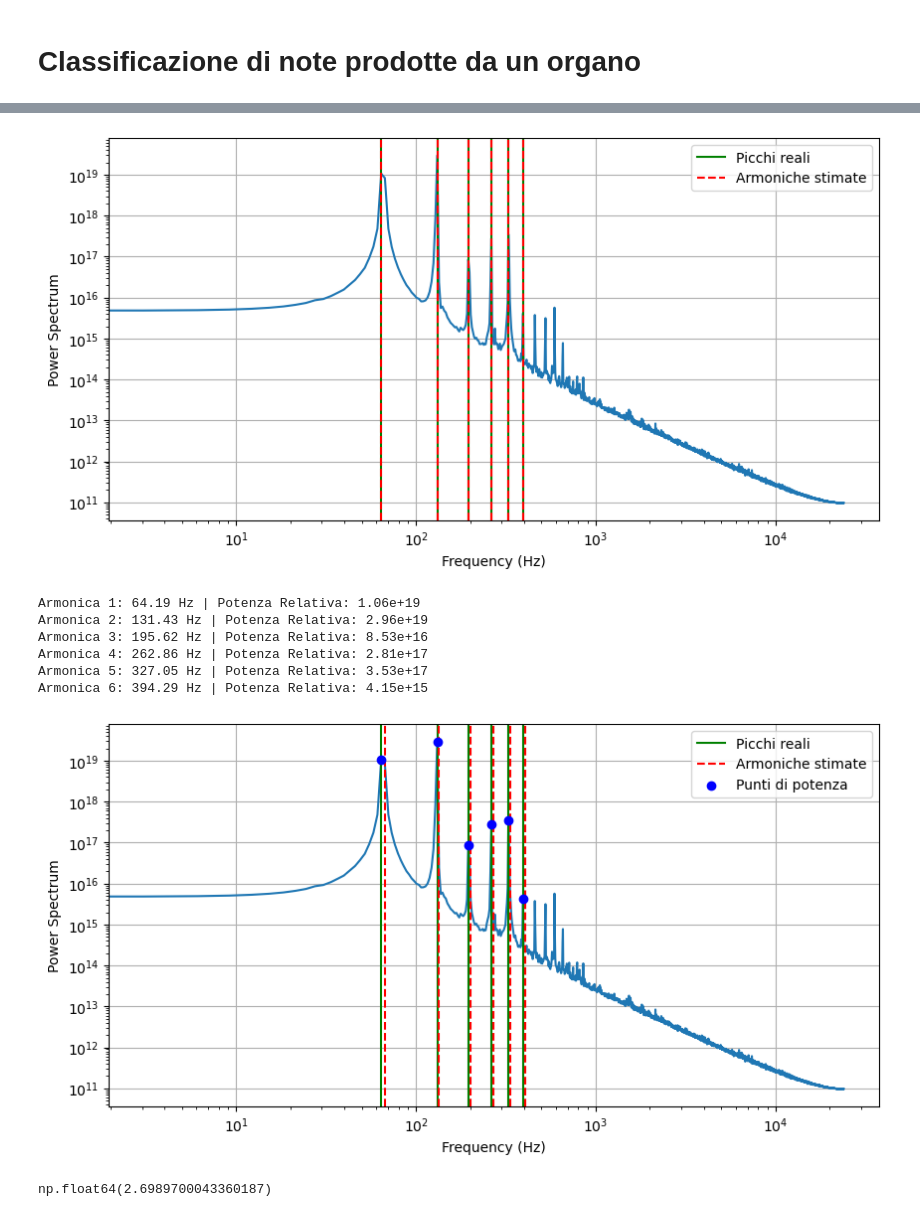
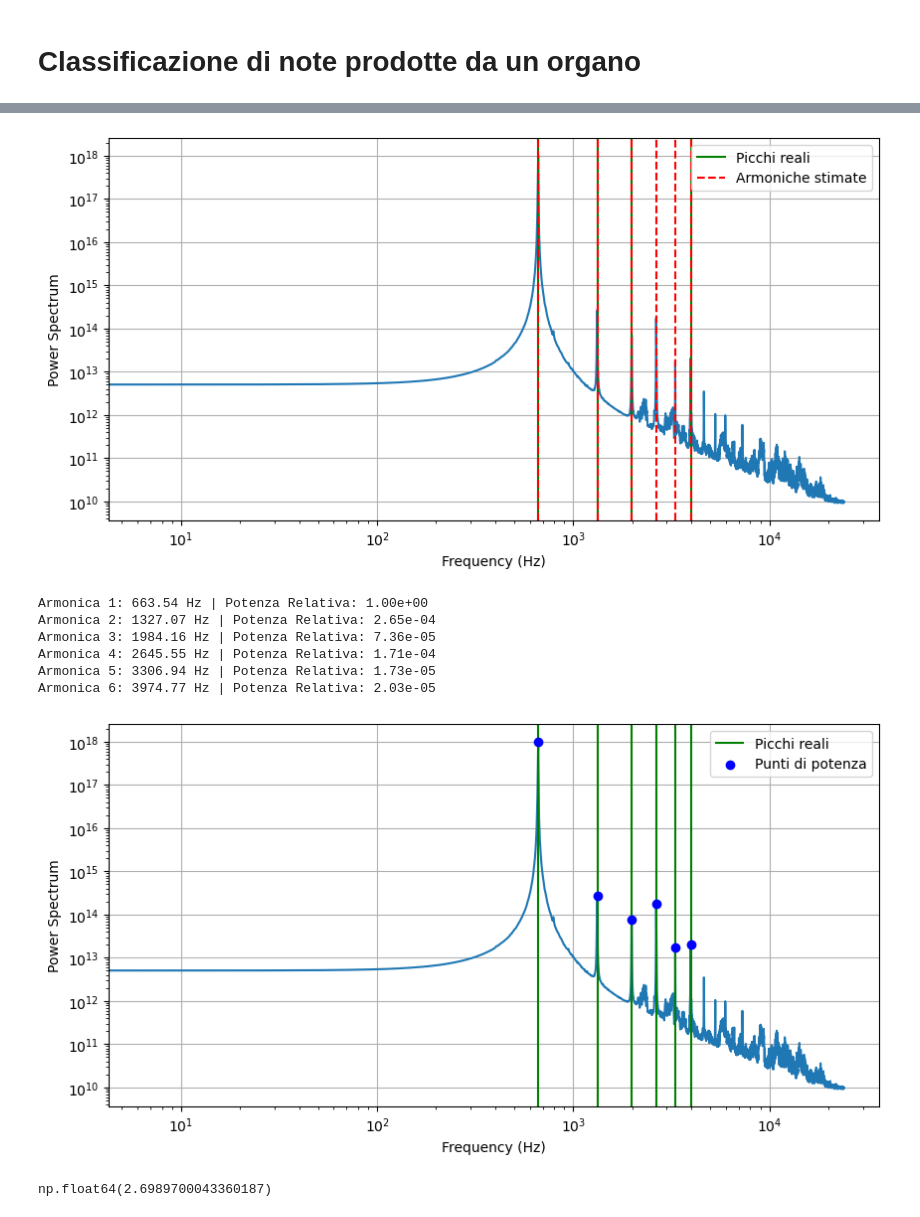
Before and after one commit to maddoc-g/3_organ_clustering, a Jupyter notebook: esperienza_3.ipynb, the cells around one changed output, grey strips where cells are left out. Cells and saved outputs as stored; diff of their text form; code cells hidden in the pictures.

```diff
--- a/esperienza_3.ipynb
+++ b/esperienza_3.ipynb
@@ -104,7 +104,7 @@ from lib.readwav import *
 # Scegliamo arbitrariamente un file da analizzare e cominciamo.
 
 # Innanzitutto lo leggiamo:
-filename = "./wav_files/note_72.wav"
+filename = "./wav_files/note_144.wav"
 rate, note = readwav(filename)
 note = note[:,0] # D'ora in poi presumiamo questo step, che diventa quindi necessario
 time = np.linspace(0, note.shape[0], note.shape[0], endpoint = False) / rate
@@ -263,7 +263,7 @@ Prima stima del primo picco: 60 Hz
 # per frequenze basse ci serve risoluzione alta, per frequenze alte invece aumentare la risoluzione introduce rumore.
 
 A = -0.03 # dal fit rudimentale della cella sopra
-B = 0.45
+B = 0.35
 segment_size = int(rate * (A * np.log(previsional_frequency) + B) ) # line importante!
 hop_size = segment_size // 4
 number_of_segments = (len(note) - segment_size) // hop_size + 1
@@ -283,9 +283,14 @@ for i in range(number_of_segments):
 
 averaged_spectrum = np.mean(segments_spectra, axis = 0)
 frequencies = scipy.fft.rfftfreq(segment.shape[0], d=1/rate)
+
+
 prom = 10**(np.floor(np.log10(averaged_spectrum[0]))) # senza il +1 (provare +0.5 o senza floor ??)
 
 corrected_peaks, _ = find_peaks(averaged_spectrum, prominence = prom)
+if len(corrected_peaks) < 5:
+    prom = 10**(np.floor(np.log10(averaged_spectrum[0]))-1)
+    corrected_peaks, _ = find_peaks(averaged_spectrum, prominence = prom)
 frequencies_of_peaks = frequencies[corrected_peaks]
 
 
@@ -293,12 +298,12 @@ frequencies_of_peaks = frequencies[corrected_peaks]
 # implementazione più intelligente, nella scelta della tolerance e nella selezione del più alto tra due picchi vicini #################
 
 
-#tolerance = previsional_frequency / 5
-#frequencies_of_peaks = []
-#for peak in corrected_peaks:
-#    aux = frequencies[peak]
-#    if all(abs(aux - f) > tolerance for f in frequencies_of_peaks):
-#        frequencies_of_peaks.append(aux)
+tolerance = previsional_frequency / 2
+frequencies_of_peaks = []
+for peak in corrected_peaks:
+    aux = frequencies[peak]
+    if all(abs(aux - f) > tolerance for f in frequencies_of_peaks):
+        frequencies_of_peaks.append(aux)
 
 plt.figure(figsize=(12,7))
 plt.plot(frequencies, averaged_spectrum)
@@ -393,7 +398,7 @@ for h in harmonics_array:
 plt.legend()
 plt.show()
 # %% [output]
-[figure, old version]
+[figure, new version]
 # %%
 n_armoniche = 6
 harmonics_power_spectrum = []
@@ -418,37 +423,37 @@ for i in range(n_armoniche):
 
 # Normalizzazione per il K-means
 # Dividiamo tutto per la potenza della fondamentale (il primo elemento)
-#A1 = harmonics_power_spectrum[0]
-#harmonics_normalizzati = [p / A1 for p in harmonics_power_spectrum]
+A1 = harmonics_power_spectrum[0]
+harmonics_normalizzati = [p / A1 for p in harmonics_power_spectrum]
 
 # Verifichiamo cosa abbiamo ottenuto
 for i in range(n_armoniche):
-    print(f"Armonica {i+1}: {harmonics_array[i]:.2f} Hz | Potenza Relativa: {harmonics_power_spectrum[i]:.2e}")
+    print(f"Armonica {i+1}: {harmonics_array[i]:.2f} Hz | Potenza Relativa: {harmonics_normalizzati[i]:.2e}")
 # %% [output]
-Armonica 1: 64.19 Hz | Potenza Relativa: 1.06e+19
-Armonica 2: 131.43 Hz | Potenza Relativa: 2.96e+19
-Armonica 3: 195.62 Hz | Potenza Relativa: 8.53e+16
-Armonica 4: 262.86 Hz | Potenza Relativa: 2.81e+17
-Armonica 5: 327.05 Hz | Potenza Relativa: 3.53e+17
-Armonica 6: 394.29 Hz | Potenza Relativa: 4.15e+15
+Armonica 1: 663.54 Hz | Potenza Relativa: 1.00e+00
+Armonica 2: 1327.07 Hz | Potenza Relativa: 2.65e-04
+Armonica 3: 1984.16 Hz | Potenza Relativa: 7.36e-05
+Armonica 4: 2645.55 Hz | Potenza Relativa: 1.71e-04
+Armonica 5: 3306.94 Hz | Potenza Relativa: 1.73e-05
+Armonica 6: 3974.77 Hz | Potenza Relativa: 2.03e-05
 # %%
 # voglio vedere i punti di power spectrum in corrispondenza delle frequenze che mi trova
 plt.figure(figsize=(10, 5))
 plt.loglog(frequencies, averaged_spectrum)
 plt.xlabel("Frequency (Hz)")
 plt.ylabel("Power Spectrum")
 plt.grid()
 for i in range(n_armoniche):
     f = harmonics_array[i]
     if f is not None:
         plt.axvline(f, color='g', linestyle='-', label='Picchi reali' if i == 0 else "")
     h = estimated_harmonics[i]
-    plt.axvline(h, color='r', linestyle='--', label='Armoniche stimate' if i == 0 else "")
+    #plt.axvline(h, color='r', linestyle='--', label='Armoniche stimate' if i == 0 else "")
     plt.scatter(f, harmonics_power_spectrum[i], color='blue', zorder=5, label='Punti di potenza' if i == 0 else "")
 plt.legend()
 plt.show()
 # %% [output]
-[figure, old version]
+[figure, new version]
 # %%
 #measured_harmonics_frequency = []
 #measured_harmonics_power = []
```
Also changed, not shown: parts of 4 cells of this notebook.
